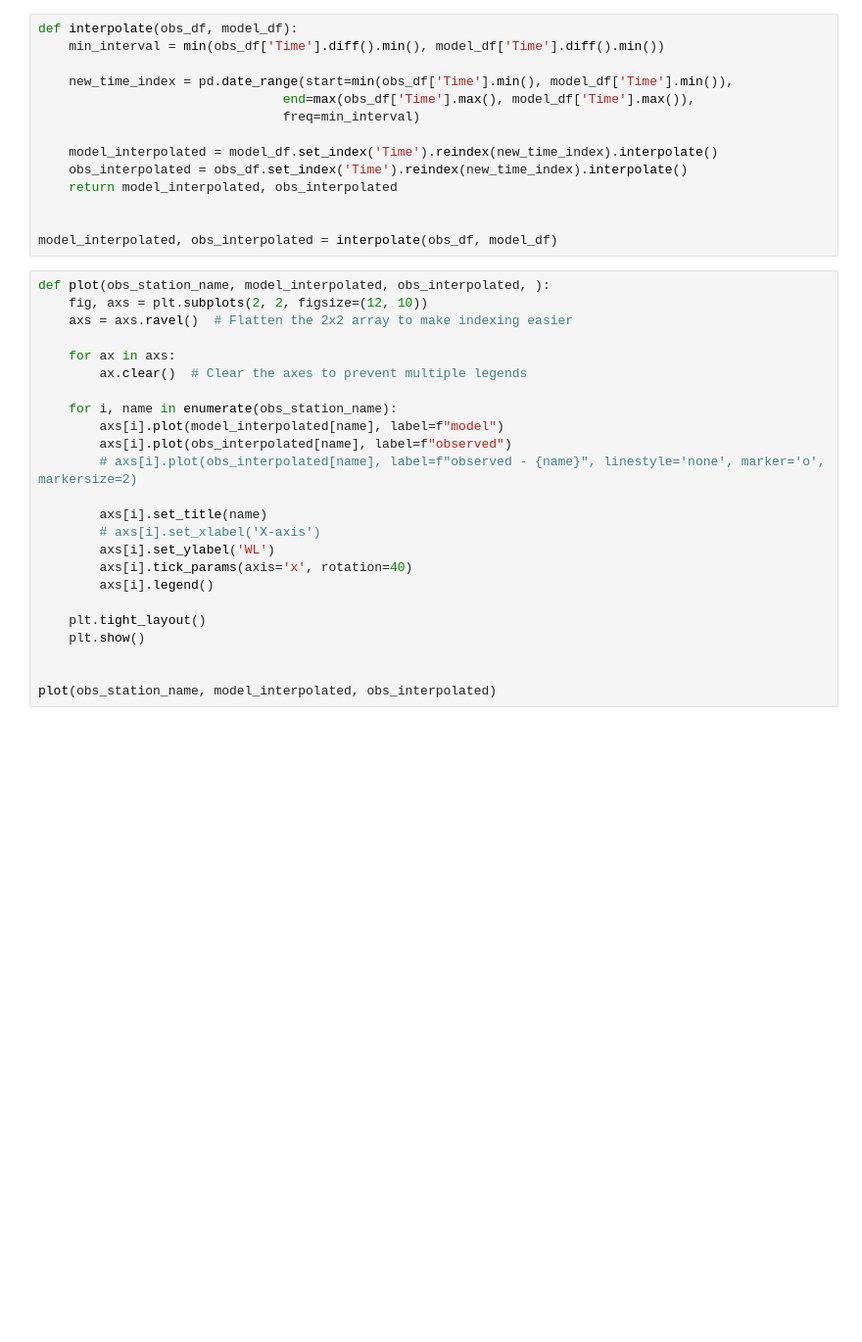
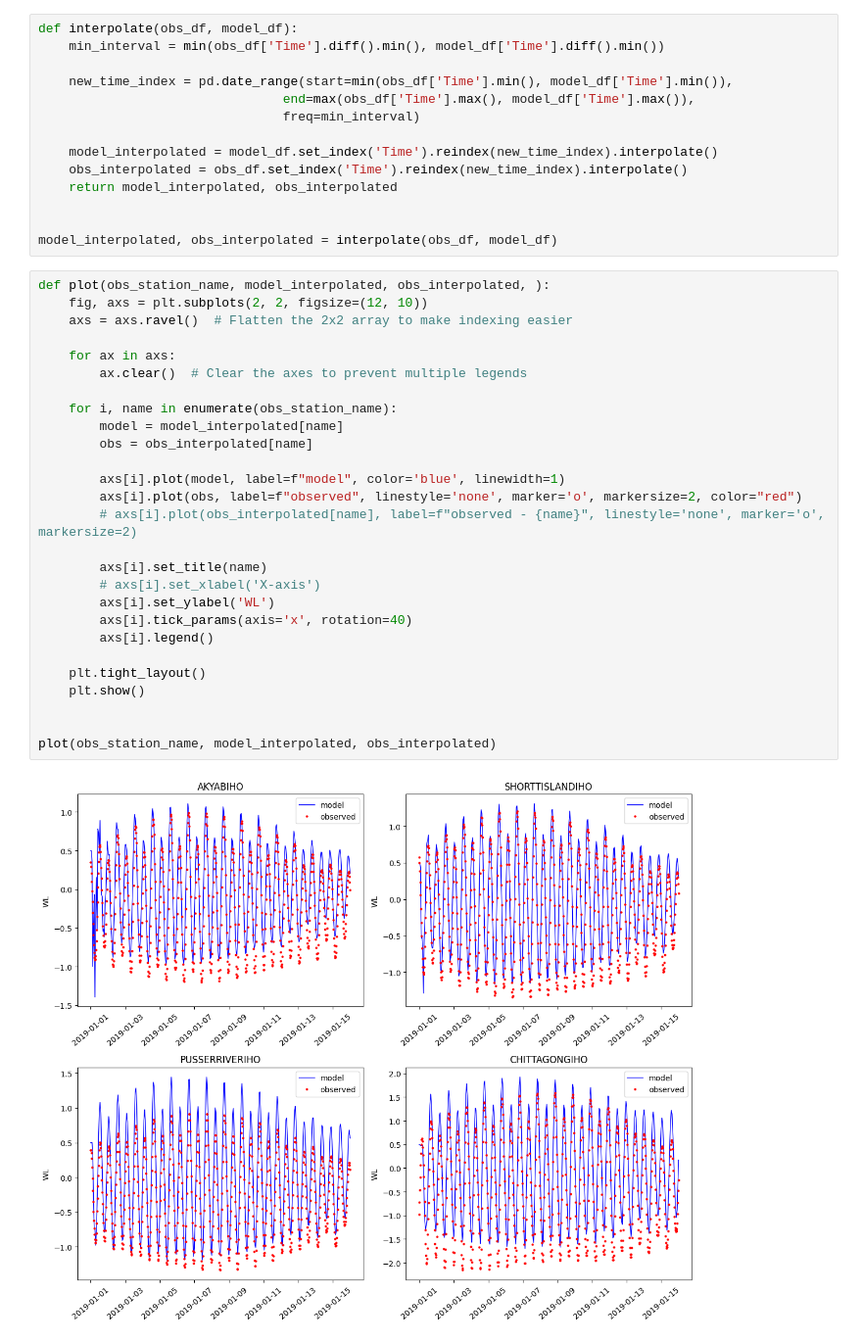
Before and after one commit to shriar/Delft3d-Visualization, a Jupyter notebook: others/plotting.ipynb, the cells around one changed output. Shown: that part at 98% size. Saved outputs shown, nothing was run; the diff lists cells and outputs as text; blank space fills up the shorter version.

Commit message:
color change

```diff
--- a/others/plotting.ipynb
+++ b/others/plotting.ipynb
@@ -104,24 +107,29 @@ model_interpolated, obs_interpolated = interpolate(obs_df, model_df)
 # %%
 def plot(obs_station_name, model_interpolated, obs_interpolated, ):
     fig, axs = plt.subplots(2, 2, figsize=(12, 10))
     axs = axs.ravel()  # Flatten the 2x2 array to make indexing easier
 
     for ax in axs:
         ax.clear()  # Clear the axes to prevent multiple legends
 
     for i, name in enumerate(obs_station_name):
-        axs[i].plot(model_interpolated[name], label=f"model")
-        axs[i].plot(obs_interpolated[name], label=f"observed")
+        model = model_interpolated[name]
+        obs = obs_interpolated[name]
+
+        axs[i].plot(model, label=f"model", color='blue', linewidth=1)
+        axs[i].plot(obs, label=f"observed", linestyle='none', marker='o', markersize=2, color="red")
         # axs[i].plot(obs_interpolated[name], label=f"observed - {name}", linestyle='none', marker='o', markersize=2)
 
         axs[i].set_title(name)
         # axs[i].set_xlabel('X-axis')
         axs[i].set_ylabel('WL')
         axs[i].tick_params(axis='x', rotation=40)
         axs[i].legend()
 
     plt.tight_layout()
     plt.show()
 
 
 plot(obs_station_name, model_interpolated, obs_interpolated)
+# %% [output]
+[figure, added]
```
Also changed, not shown: parts of 1 cell of this notebook, 1 other file.
